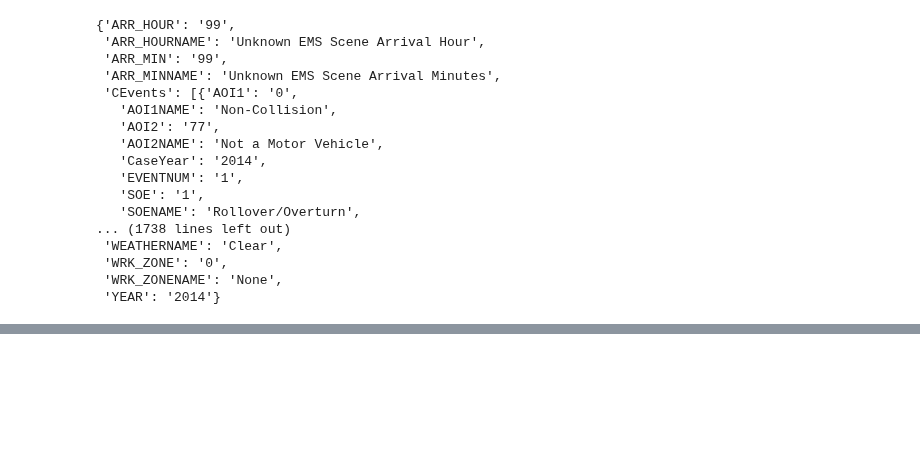
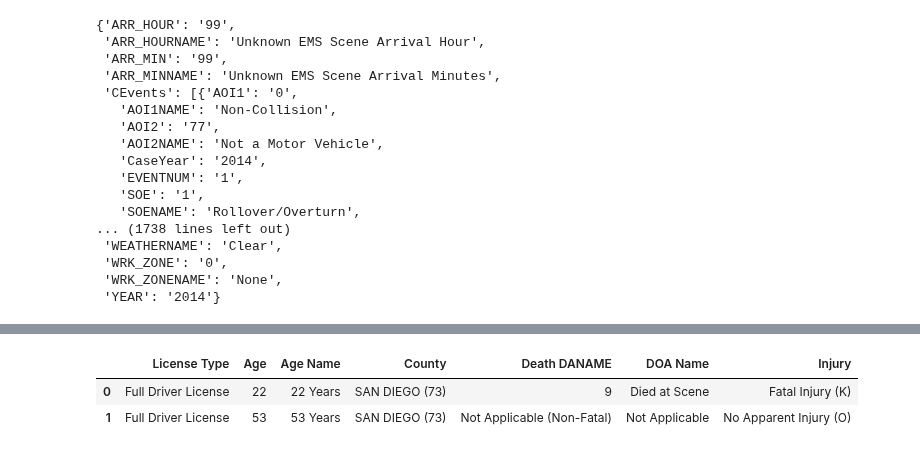
Before and after one commit to mwhitmore1/ucsd_bootcamp-traffic_accident_analysis, a Jupyter notebook: notebooks/GetCaseDetails.ipynb, the cells around one changed output, grey strips where cells are left out. Cells and saved outputs as stored; diff of their text form; code cells hidden in the pictures; blank space fills up the shorter version.

Commit message:
added license type, age, county, death, injury variables

```diff
--- a/notebooks/GetCaseDetails.ipynb
+++ b/notebooks/GetCaseDetails.ipynb
@@ -87,0 +161,18 @@ VSPD_LIM
+# %%
+# Ivy
+
+data_df = pd.DataFrame({
+    "License Type": [license_type_1, license_type_2],
+    "Age": [age_1, age_2],
+    "Age Name": [age_name_1, age_name_2],
+    "County": [county_1, county_2],
+    "Death DANAME": [death_daname_1, death_daname_2],
+    "DOA Name": [doa_name_1, doa_name_2],
+    "Injury": [injury_1, injury_2]
+})
+
+data_df
+# %% [output]
+|  | License Type | Age | Age Name | County | Death DANAME | DOA Name | Injury |
+| 0 | Full Driver License | 22 | 22 Years | SAN DIEGO (73) | 9 | Died at Scene | Fatal Injury (K) |
+| 1 | Full Driver License | 53 | 53 Years | SAN DIEGO (73) | Not Applicable (Non-Fatal) | Not Applicable | No Apparent Injury (O) |
```
Also changed, not shown: parts of 1 cell of this notebook.
